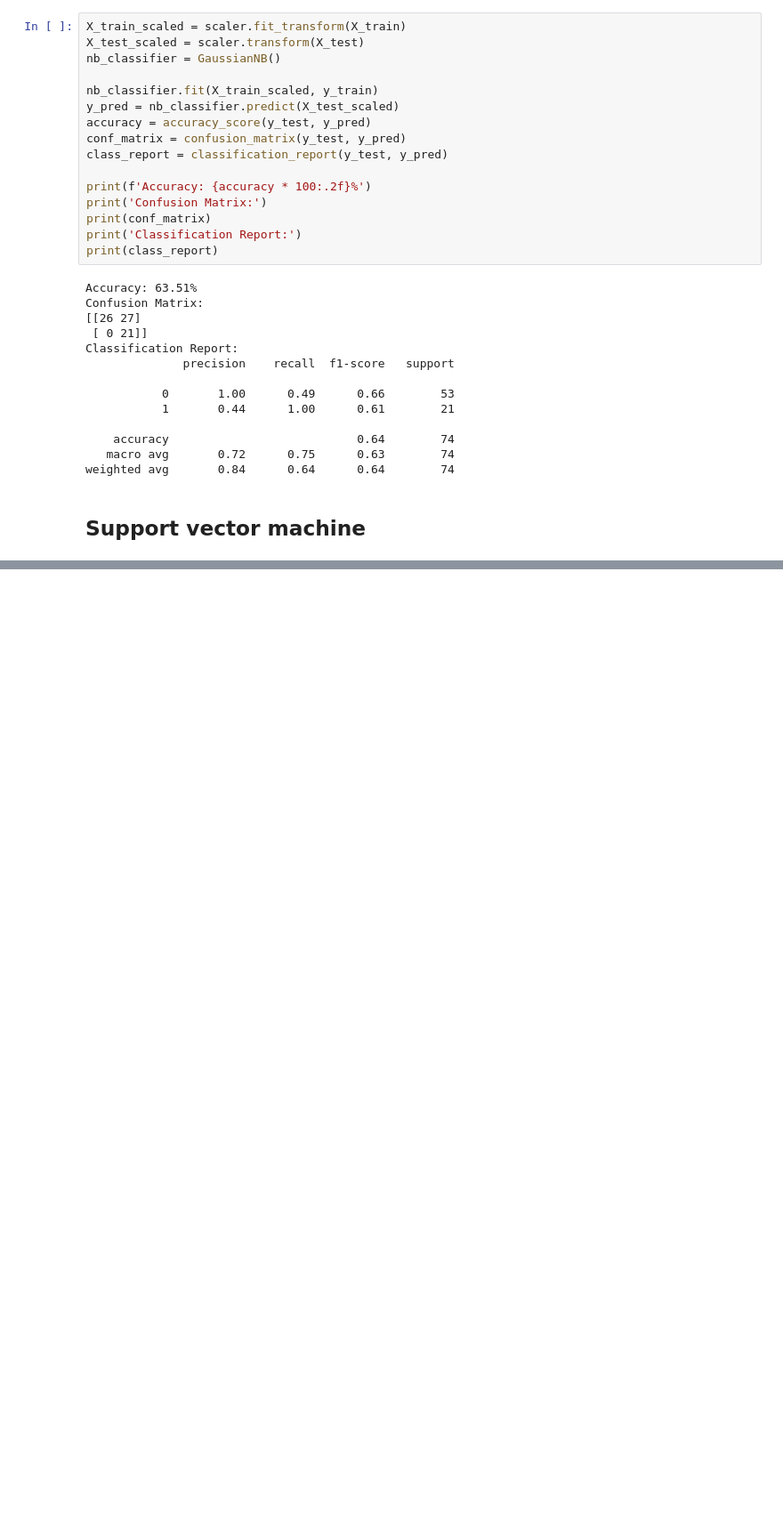
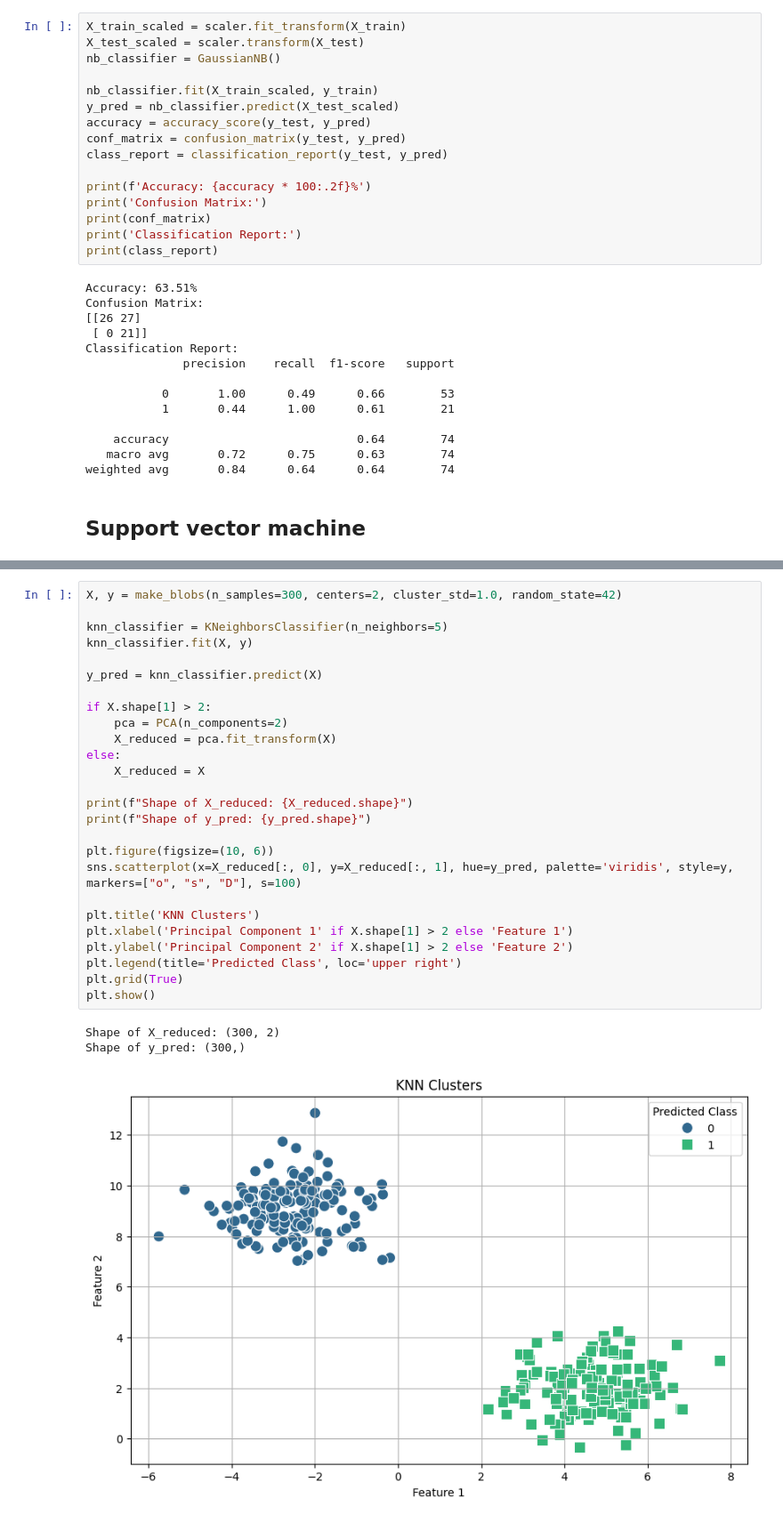
Before and after one commit to Manaya20/Fetal_Health_Classification, a Jupyter notebook: Fetal.ipynb, the cells around one changed output, grey strips where cells are left out. Shown at 89% size. Saved outputs shown, nothing was run; the diff lists cells and outputs as text; blank space fills up the shorter version.

```diff
--- a/Fetal.ipynb
+++ b/Fetal.ipynb
@@ -428,0 +512,30 @@ weighted avg       0.93      0.93      0.93        74
+# %%
+X, y = make_blobs(n_samples=300, centers=2, cluster_std=1.0, random_state=42)
+
+knn_classifier = KNeighborsClassifier(n_neighbors=5)
+knn_classifier.fit(X, y)
+
+y_pred = knn_classifier.predict(X)
+
+if X.shape[1] > 2:
+    pca = PCA(n_components=2)
+    X_reduced = pca.fit_transform(X)
+else:
+    X_reduced = X
+
+print(f"Shape of X_reduced: {X_reduced.shape}")
+print(f"Shape of y_pred: {y_pred.shape}")
+
+plt.figure(figsize=(10, 6))
+sns.scatterplot(x=X_reduced[:, 0], y=X_reduced[:, 1], hue=y_pred, palette='viridis', style=y, markers=["o", "s", "D"], s=100)
+
+plt.title('KNN Clusters')
+plt.xlabel('Principal Component 1' if X.shape[1] > 2 else 'Feature 1')
+plt.ylabel('Principal Component 2' if X.shape[1] > 2 else 'Feature 2')
+plt.legend(title='Predicted Class', loc='upper right')
+plt.grid(True)
+plt.show()
+# %% [output]
+Shape of X_reduced: (300, 2)
+Shape of y_pred: (300,)
+[figure, added]
```
Also changed, not shown: parts of 7 cells of this notebook.
